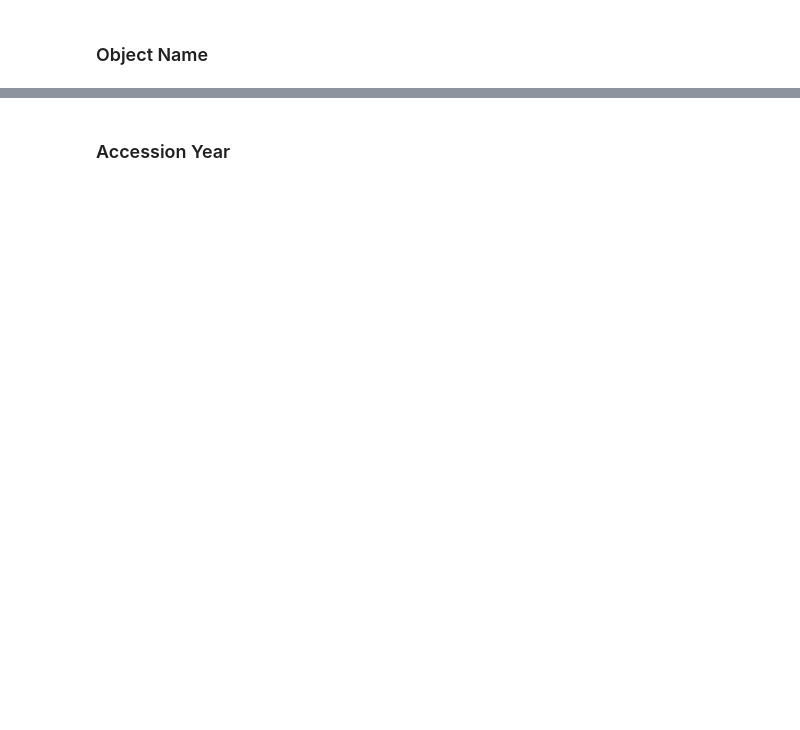
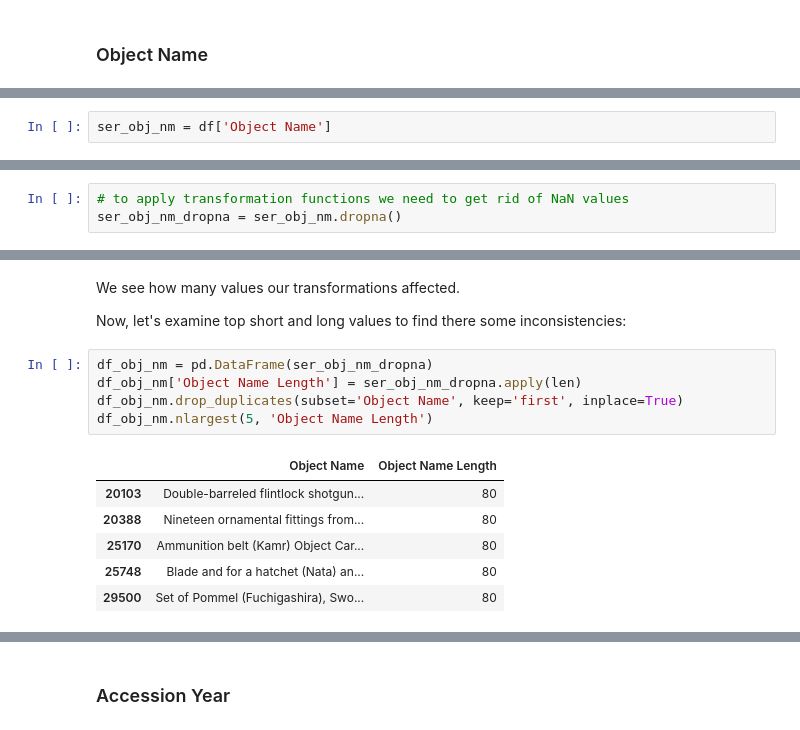
Before and after one commit to nickobard/Data-Preprocessing-Course, a Jupyter notebook: 01/01_homework.ipynb, the cells around one changed output, grey strips where cells are left out. Cells and saved outputs as stored; diff of their text form; blank space fills up the shorter version.

```diff
--- a/01/01_homework.ipynb
+++ b/01/01_homework.ipynb
@@ -405,0 +208,2 @@ NameError: name 'df_obj_name_vc' is not defined
+# %%
+ser_obj_nm = df['Object Name']
@@ -405,0 +238,3 @@ NameError: name 'df_obj_name_vc' is not defined
+# %%
+# to apply transformation functions we need to get rid of NaN values
+ser_obj_nm_dropna = ser_obj_nm.dropna()
@@ -405,0 +351,16 @@ NameError: name 'df_obj_name_vc' is not defined
+# %% [markdown]
+We see how many values our transformations affected.
+
+Now, let's examine top short and long values to find there some inconsistencies:
+# %%
+df_obj_nm = pd.DataFrame(ser_obj_nm_dropna)
+df_obj_nm['Object Name Length'] = ser_obj_nm_dropna.apply(len)
+df_obj_nm.drop_duplicates(subset='Object Name', keep='first', inplace=True)
+df_obj_nm.nlargest(5, 'Object Name Length')
+# %% [output]
+|  | Object Name | Object Name Length |
+| 20103 | Double-barreled flintlock shotgun... | 80 |
+| 20388 | Nineteen ornamental fittings from... | 80 |
+| 25170 | Ammunition belt (Kamr) Object Car... | 80 |
+| 25748 | Blade and for a hatchet (Nata) an... | 80 |
+| 29500 | Set of Pommel (Fuchigashira), Swo... | 80 |
```
Also changed, not shown: parts of 162 cells of this notebook.
